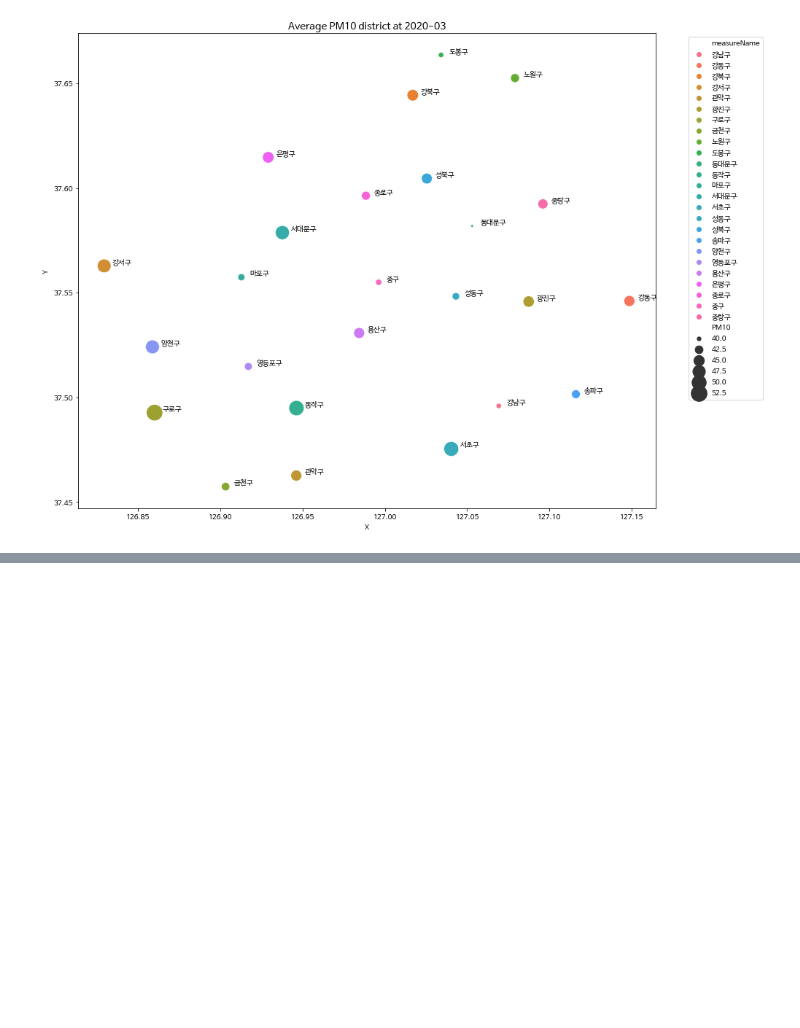
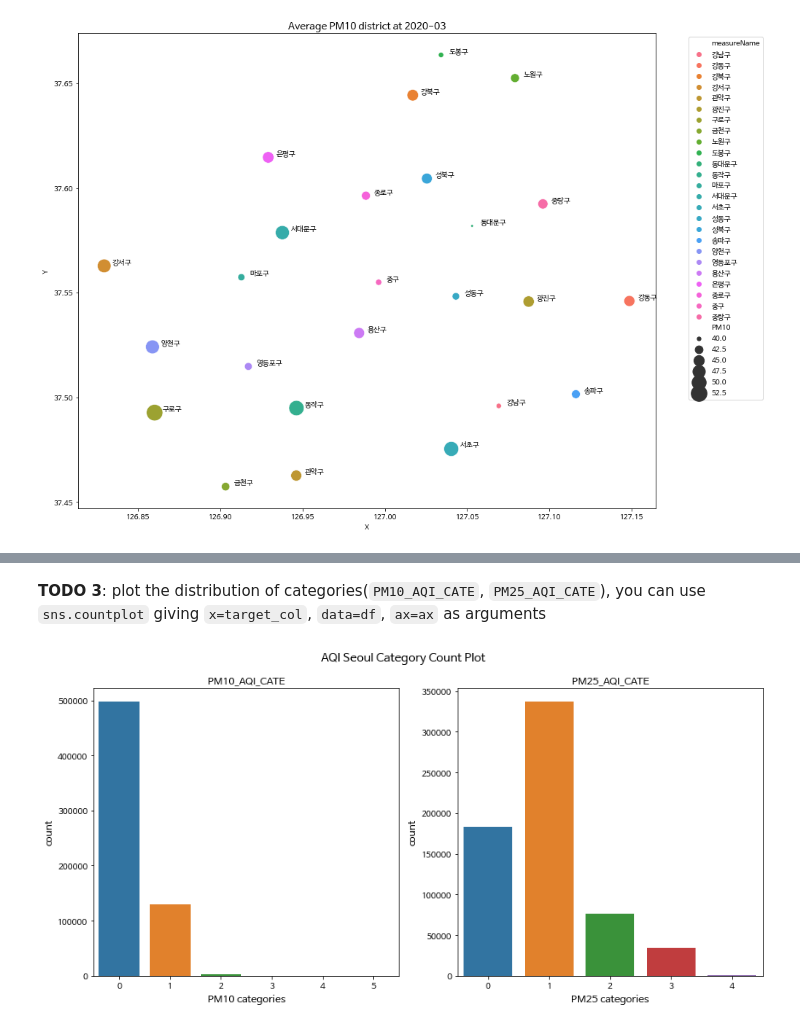
Before and after one commit to simonjisu/hankyong-university, a Jupyter notebook: 02_Related_Packages.ipynb, the cells around one changed output, grey strips where cells are left out. Drawn from its saved outputs; the diff is of its cells as text; code cells hidden in the pictures; blank space fills up the shorter version.

```diff
--- a/02_Related_Packages.ipynb
+++ b/02_Related_Packages.ipynb
@@ -598,0 +691,45 @@ m
+# %%
+def get_aqi_cate(c):
+    """
+    0 to 50 -> 0
+    51 to 100 -> 1
+    101 to 150 -> 2
+    151 to 200 -> 3
+    201 to 300 -> 4
+    301 and higher -> 5
+    smaller than 0 -> -1
+    """
+    if (c >= 0) and (c <= 50):
+        return 0
+    elif (c > 50) and (c <= 100):
+        return 1
+    elif (c > 100) and (c <= 150):
+        return 2
+    elif (c > 150) and (c <= 200):
+        return 3
+    elif (c > 200) and (c <= 300):
+        return 4
+    elif (c > 300):
+        return 5
+    else:
+        return -1
+# %%
+df["PM10_AQI_CATE"] = df["PM10_AQI"].apply(get_aqi_cate)
+df["PM25_AQI_CATE"] = df["PM25_AQI"].apply(get_aqi_cate)
+# %% [markdown]
+**TODO 3**: plot the distribution of categories(`PM10_AQI_CATE`, `PM25_AQI_CATE`), you can use `sns.countplot` giving `x=target_col`, `data=df`, `ax=ax` as arguments
+# %%
+fig, axes = plt.subplots(1, 2, figsize=(12, 6))
+for ax, target_col in zip(axes.flatten(), ["PM10_AQI_CATE", "PM25_AQI_CATE"]):
+
+    # TODO 3
+    sns.countplot(x=target_col, data=df, ax=ax)
+    # --------------------------------------------------
+    ax.set_title(f"{target_col}", fontsize=12)
+    ax.set_xlabel(f"{target_col.split('_')[0]} categories", fontsize=12)
+    ax.set_ylabel("count", fontsize=12)
+fig.suptitle("AQI Seoul Category Count Plot", fontsize=14)
+plt.tight_layout()
+plt.show()
+# %% [output]
+[figure, added]
```
Also changed, not shown: parts of 13 cells of this notebook, 19 other files.
